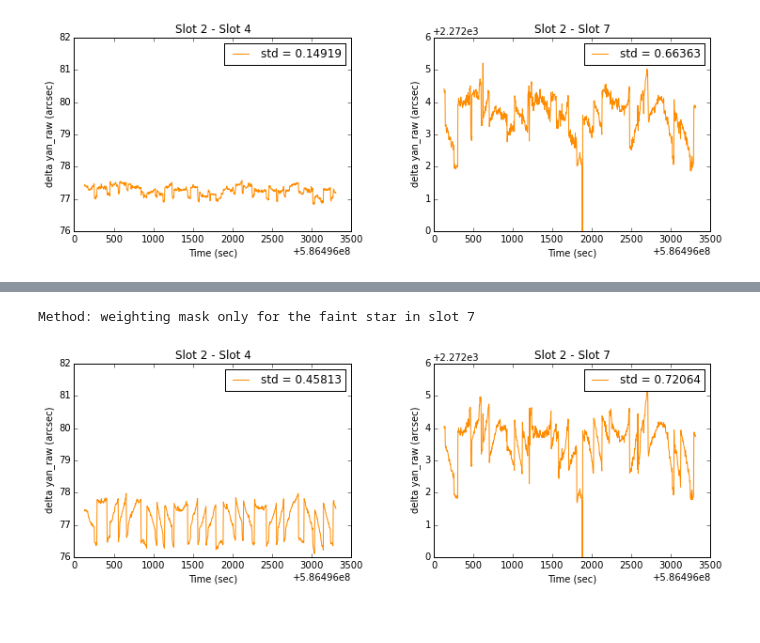
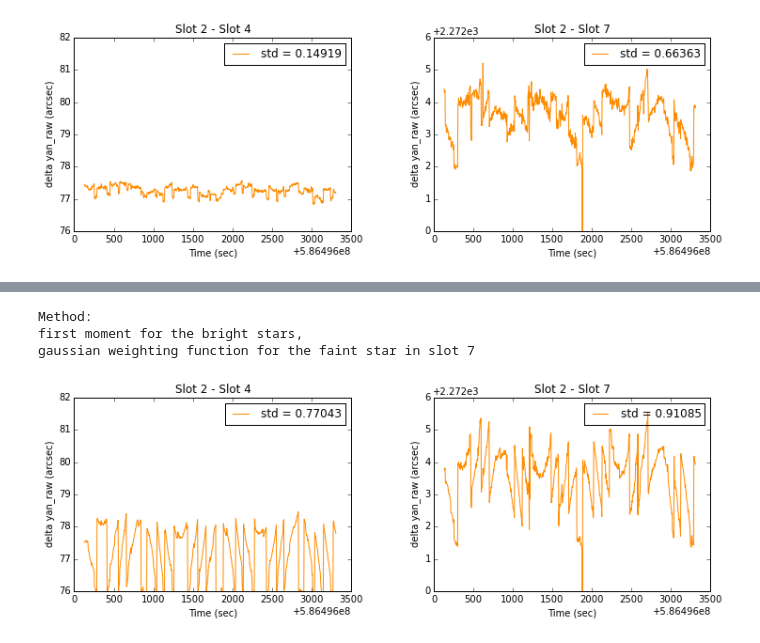
Before and after one commit to sot/aca_centroiding, a Jupyter notebook: aca_centroiding.ipynb, the cells around one changed output, grey strips where cells are left out. Saved outputs shown, nothing was run; the diff lists cells and outputs as text; code cells hidden in the pictures.

```diff
--- a/aca_centroiding.ipynb
+++ b/aca_centroiding.ipynb
@@ -420 +382,6 @@ Method: weighting mask
 [figure]
+# %%
+# Use a gaussian weighting function
+wfunc = gaussian_kernel_8x8(6)
+rows_wf = calc_raw_centroids_stats(slots, method='weighting_func', wfunc=wfunc)
+t_wf = Table(rows_wf)
@@ -421,6 +394,11 @@ Method: weighting mask
 # %%
-plot_d_ang(key, dt, t, t_wm)
-print "Method: weighting mask only for the faint star in slot 7"
+# Use weighting function only for centroids of the faint star
+plot_d_ang(key, dt, t, t_wf)
+print "Method:"
+print "first moment for the bright stars,"
+print "gaussian weighting function for the faint star in slot 7"
 # %% [output]
-Method: weighting mask only for the faint star in slot 7
+Method:
+first moment for the bright stars,
+gaussian weighting function for the faint star in slot 7
-[figure, old version]
+[figure, new version]
```
Also changed, not shown: parts of 11 cells of this notebook.
